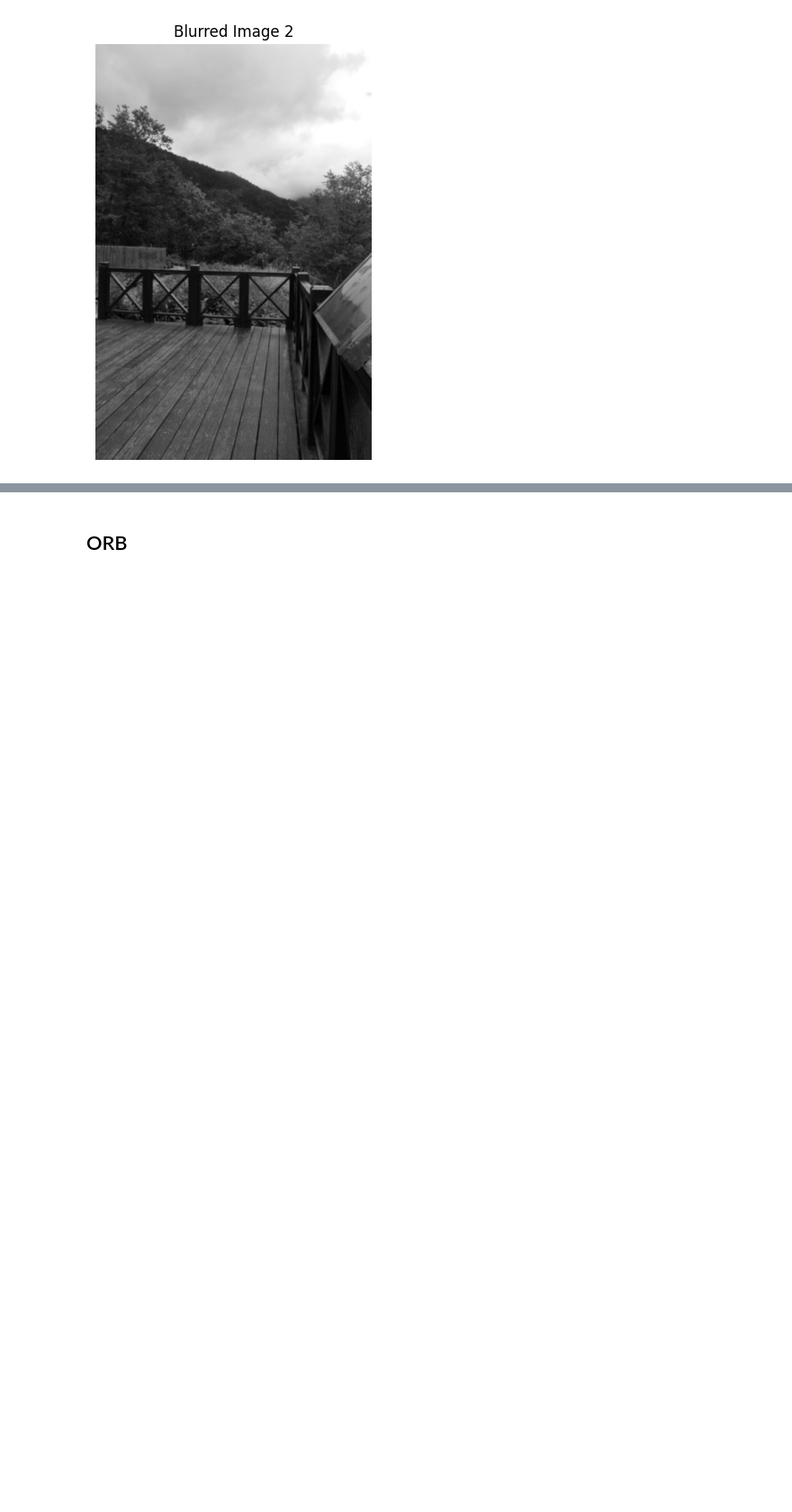
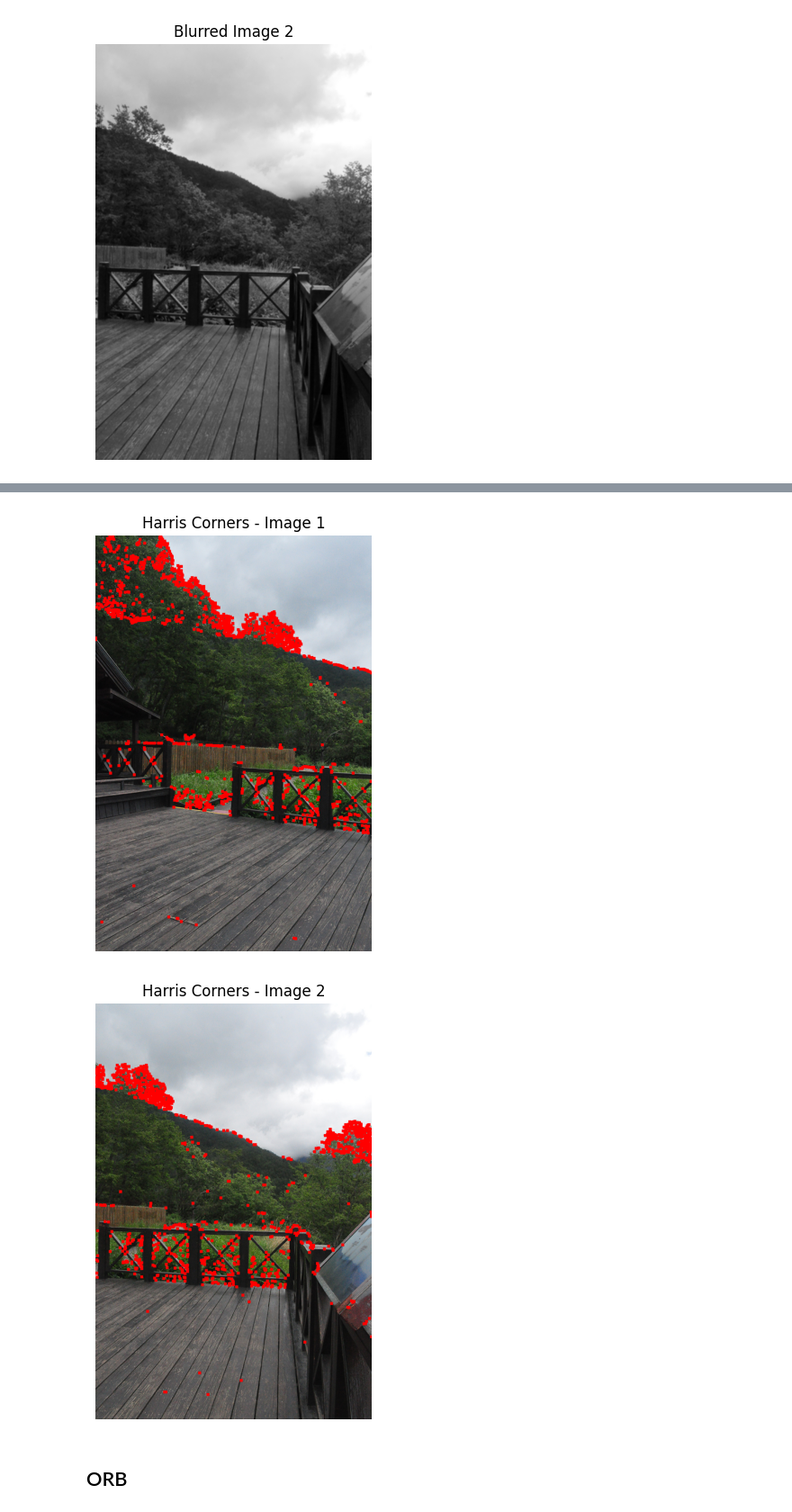
Before and after one commit to khimiakk/Panorama, a Jupyter notebook: superpanorama.ipynb, the cells around one changed output, grey strips where cells are left out. Shown at 90% size. Drawn from its saved outputs; the diff is of its cells as text; code cells hidden in the pictures; blank space fills up the shorter version.

Commit message:
harris corner algorithm

```diff
--- a/superpanorama.ipynb
+++ b/superpanorama.ipynb
@@ -159,2 +281,21 @@ show_gray(blur2, "Blurred Image 2")
+# %%
+R1, corners1 = harris_corner_detector_custom(blur1, k=0.04, window_size=3, threshold_ratio=0.01)
+R2, corners2 = harris_corner_detector_custom(blur2, k=0.04, window_size=3, threshold_ratio=0.01)
+
+def draw_corners(original_img, corner_map):
+    img_out = original_img.copy()
+    visible_corners = cv2.dilate(corner_map, None, iterations=3)
+
+    img_out[visible_corners == 255] = [0, 0, 255]
+    return img_out
+
+img1_corners = draw_corners(img1, corners1)
+img2_corners = draw_corners(img2, corners2)
+
+show_image(img1_corners, "Harris Corners - Image 1")
+show_image(img2_corners, "Harris Corners - Image 2")
+# %% [output]
+[figure, added]
+[figure, added]
 # %% [markdown]
 ## ORB
```
Also changed, not shown: parts of 7 cells of this notebook.
